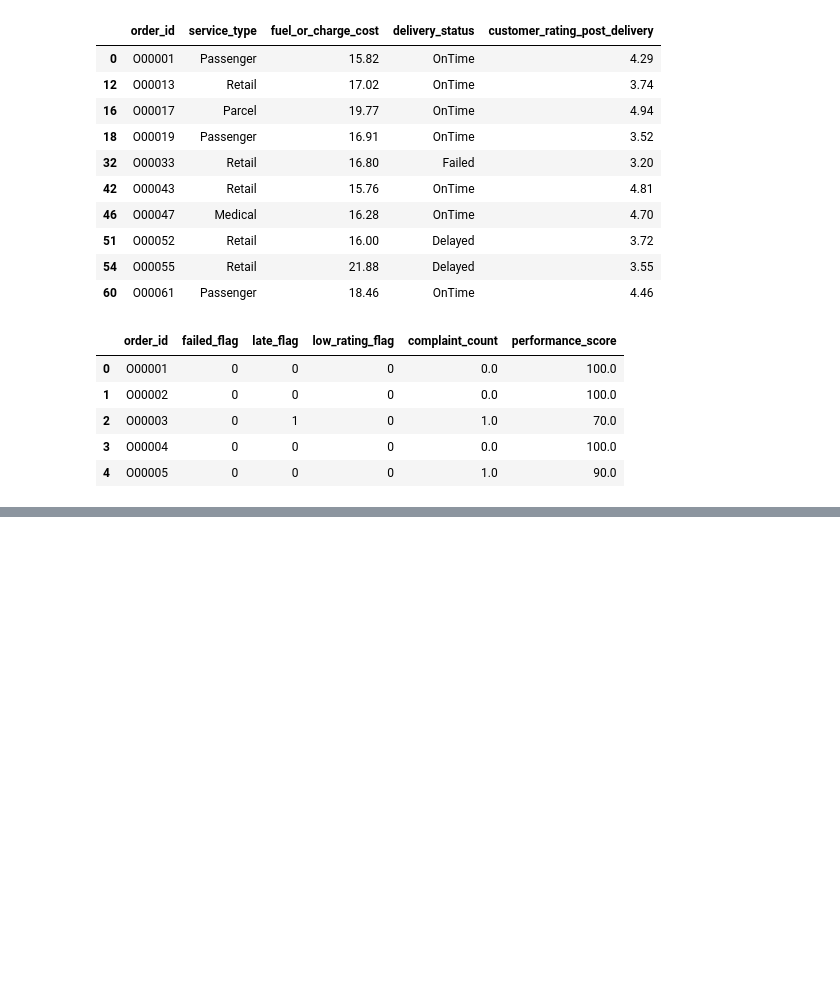
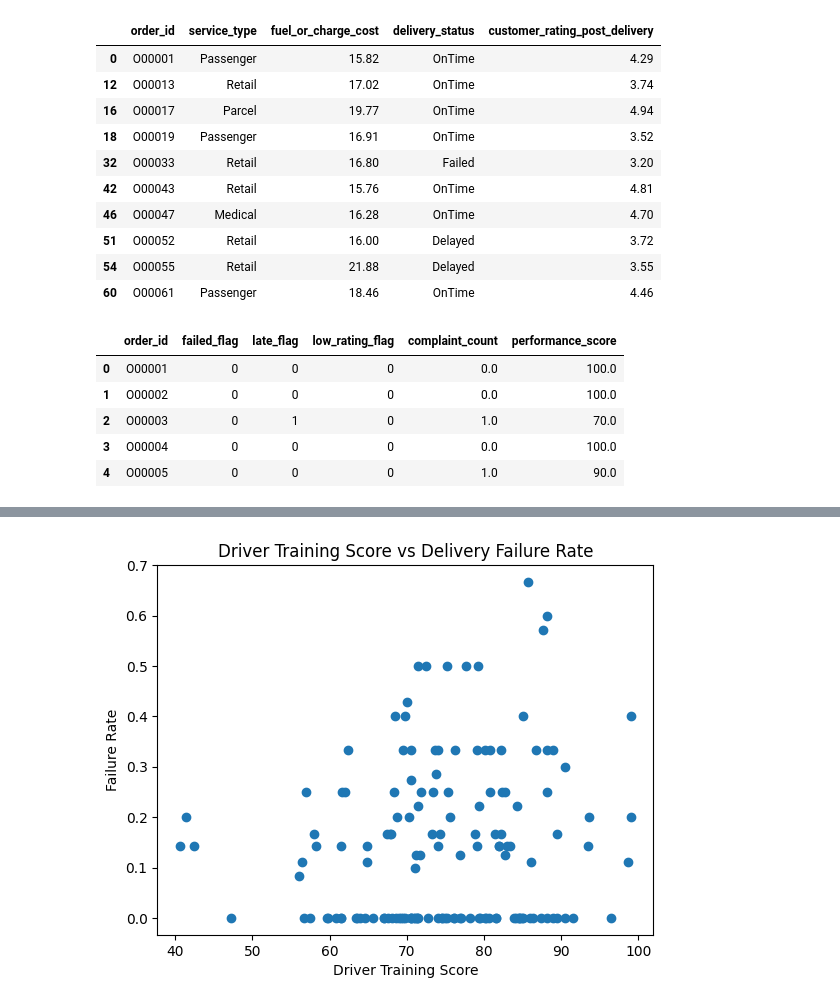
Before and after one commit to Nausheen1295/NorthStar-Coursework, a Jupyter notebook: notebooks/Section_2_Python/03_python.ipynb, the cells around one changed output, grey strips where cells are left out. Saved outputs shown, nothing was run; the diff lists cells and outputs as text; code cells hidden in the pictures; blank space fills up the shorter version.

```diff
--- a/notebooks/Section_2_Python/03_python.ipynb
+++ b/notebooks/Section_2_Python/03_python.ipynb
@@ -1009,0 +1219,19 @@ master[[
+# %%
+#Which drivers need performance review?
+driver_performance = master.groupby(["driver_id", "base_zone"]).agg(
+    total_deliveries=("delivery_id", "count"),
+    failure_rate=("failed_flag", "mean"),
+    avg_route_overrides=("manual_route_override_count", "mean"),
+    total_route_overrides=("manual_route_override_count", "sum"),
+    avg_customer_rating=("customer_rating_post_delivery", "mean"),
+    training_score=("training_score", "first"),
+    driver_rating=("driver_rating", "first")
+).reset_index()
+
+driver_performance = driver_performance[driver_performance["total_deliveries"] >= 3]
+
+driver_performance = driver_performance.sort_values(
+    ["failure_rate", "avg_route_overrides", "avg_customer_rating"],
+    ascending=[False, False, True]
+)
+driver_performance.head(10)
@@ -1009,0 +1353,12 @@ master[[
+# %%
+#Are driver training scores related to delivery failure rate?
+plt.scatter(
+    driver_performance["training_score"],
+    driver_performance["failure_rate"]
+)
+plt.title("Driver Training Score vs Delivery Failure Rate")
+plt.xlabel("Driver Training Score")
+plt.ylabel("Failure Rate")
+plt.show()
+# %% [output]
+[figure, added]
```
Also changed, not shown: parts of 20 cells of this notebook.
